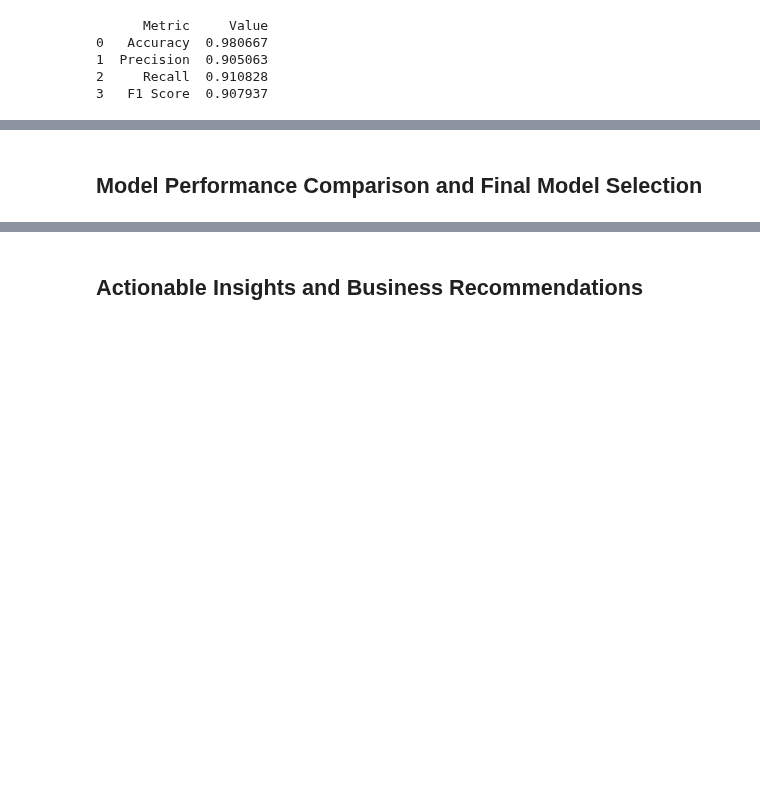
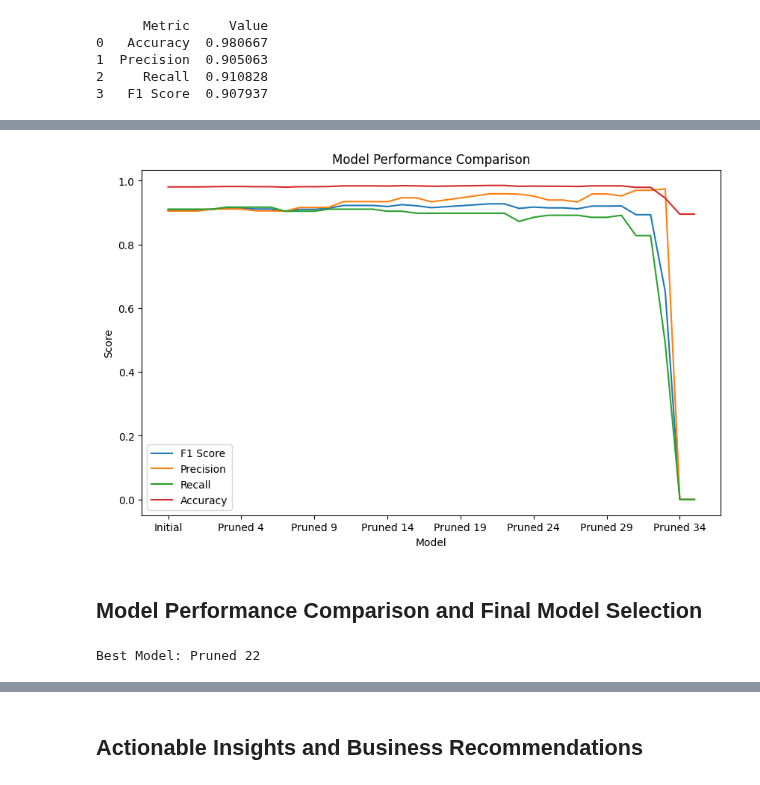
Before and after one commit to ankur0405/LearningPython, a Jupyter notebook: AIML_ML_Project_full_code_notebook.ipynb, the cells around one changed output, grey strips where cells are left out. Drawn from its saved outputs; the diff is of its cells as text; code cells hidden in the pictures; blank space fills up the shorter version.

```diff
--- a/AIML_ML_Project_full_code_notebook.ipynb
+++ b/AIML_ML_Project_full_code_notebook.ipynb
@@ -606,0 +461,30 @@ plt.show()
+# %%
+# Find pruning values (using cost complexity pruning)
+path = dtree.cost_complexity_pruning_path(X_train, y_train)
+ccp_alphas, impurities = path.ccp_alphas, path.impurities
+
+# Train and evaluate pruned trees
+dt_pruned_models = []
+for ccp_alpha in ccp_alphas:
+    dt_pruned = DecisionTreeClassifier(random_state=42, ccp_alpha=ccp_alpha)
+    dt_pruned.fit(X_train, y_train)
+    dt_pruned_models.append(dt_pruned)
+
+# Evaluate models
+results = []
+for name, model in zip(['Initial'] + [f'Pruned {i}' for i in range(len(dt_pruned_models))], [dtree] + dt_pruned_models):
+  y_pred = model.predict(X_test)
+  results.append({
+      'Model': name,
+      'F1 Score': f1_score(y_test, y_pred),
+      'Precision': precision_score(y_test, y_pred),
+      'Recall': recall_score(y_test, y_pred),
+      'Accuracy': accuracy_score(y_test, y_pred)
+  })
+
+  # Select best pruned model
+results_df = pd.DataFrame(results)
+
+# Print Results
+print("Model Comparison Results:")
+print(results_df)
@@ -607,2 +509,19 @@ plt.show()
+# %%
+# Plot results
+results_df.plot(x='Model', y=['F1 Score', 'Precision', 'Recall', 'Accuracy'], kind='line', figsize=(10, 6))
+plt.title('Model Performance Comparison')
+plt.ylabel('Score')
+plt.show()
+# %% [output]
+[figure, added]
 # %% [markdown]
 ## Model Performance Comparison and Final Model Selection
+# %%
+# Select best pruned model
+best_model_name = results_df.sort_values(by='F1 Score', ascending=False).iloc[0]['Model']
+best_model = [model for name, model in zip(['Initial'] + [f'Pruned {i}' for i in range(len(dt_pruned_models))], [dtree] + dt_pruned_models) if name == best_model_name][0]
+
+# Print Results
+print(f"Best Model: {best_model_name}")
+# %% [output]
+Best Model: Pruned 22
```
Also changed, not shown: parts of 13 cells of this notebook.
